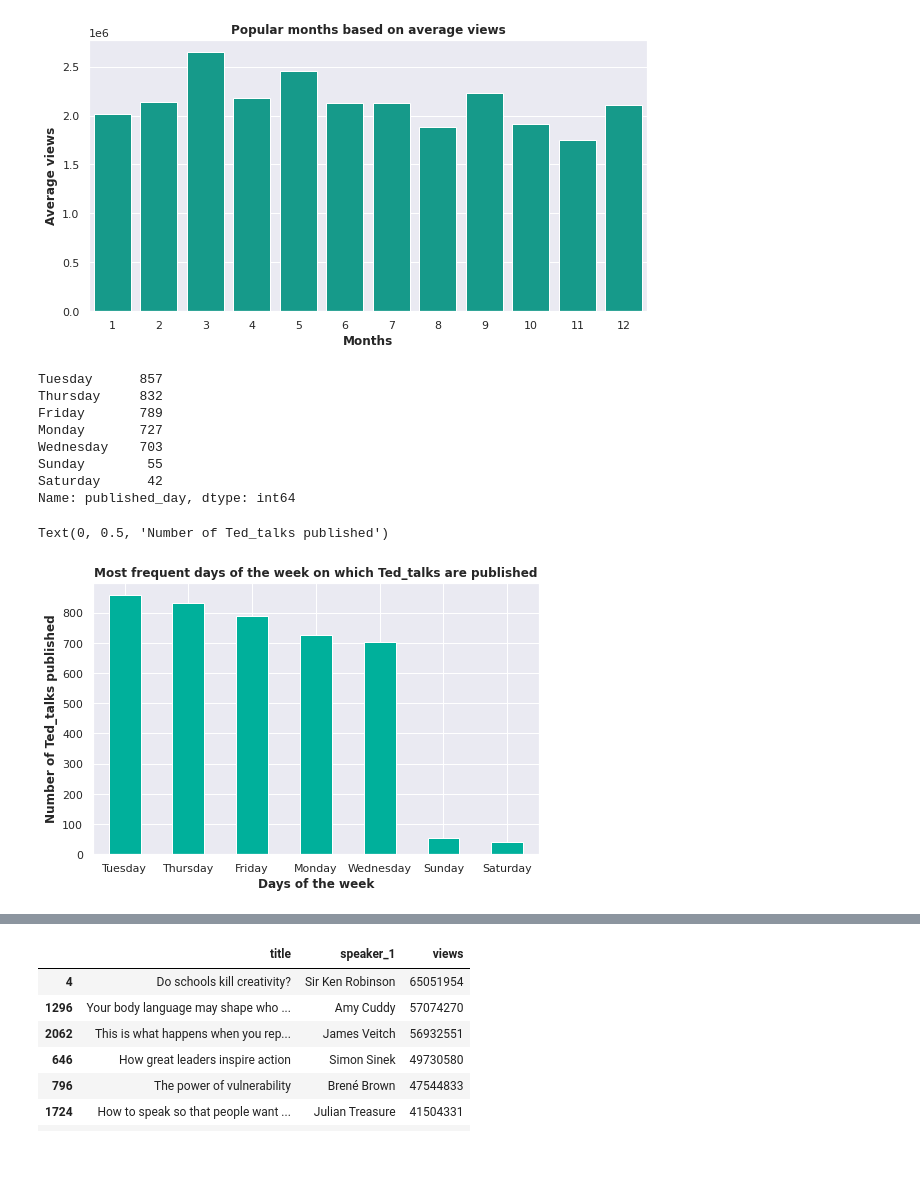
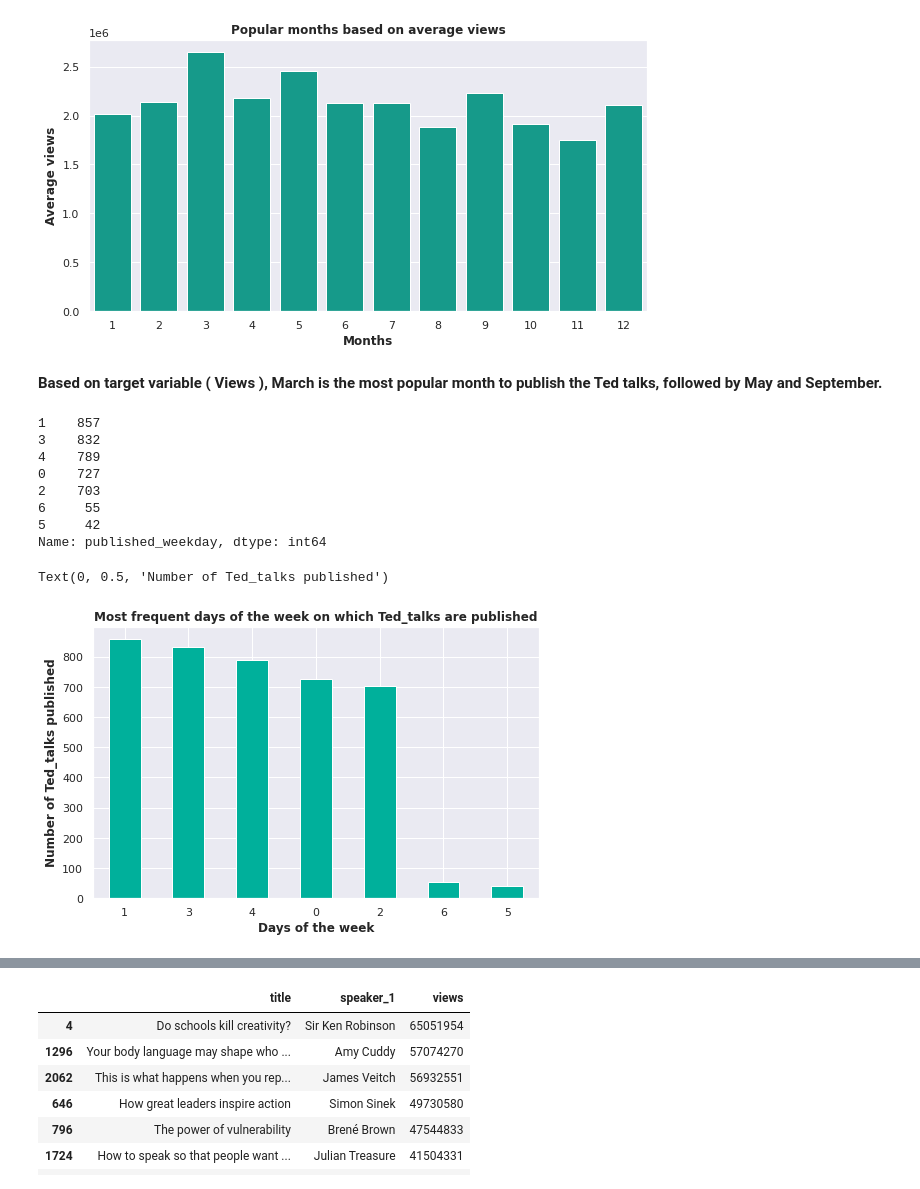
Before and after one commit to sskamalapurkar/Suprvised_ML_Regression_capstone_project, a Jupyter notebook: Ted_Talk_Views_Prediction_Sayali_Kamalapurkar.ipynb, the cells around one changed output, grey strips where cells are left out. Saved outputs shown, nothing was run; the diff lists cells and outputs as text; code cells hidden in the pictures; blank space fills up the shorter version.

```diff
--- a/Ted_Talk_Views_Prediction_Sayali_Kamalapurkar.ipynb
+++ b/Ted_Talk_Views_Prediction_Sayali_Kamalapurkar.ipynb
@@ -200,7 +206,7 @@ df['published_date'] = pd.to_datetime(df['published_date'])
 # %%
 df['published_year'] = df['published_date'].dt.year
 df['published_month'] = df['published_date'].dt.month
-df['published_day'] = df['published_date'].dt.day_name()
+df['published_weekday'] = df['published_date'].dt.day_of_week
 # %%
 df.head()
 # %% [output]
@@ -287,24 +303,26 @@ plt.ylabel("Average views", weight = 'bold')
 # %% [output]
 Text(0, 0.5, 'Average views')
 [figure]
+# %% [markdown]
+**Based on target variable ( Views ), March is the most popular month to publish the Ted talks, followed by May and September.**
 # %%
-df['published_day'].value_counts()
+df['published_weekday'].value_counts()
 # %% [output]
-Tuesday      857
-Thursday     832
-Friday       789
-Monday       727
-Wednesday    703
-Sunday        55
-Saturday      42
-Name: published_day, dtype: int64
+1    857
+3    832
+4    789
+0    727
+2    703
+6     55
+5     42
+Name: published_weekday, dtype: int64
 # %%
-day_count = df['published_day'].value_counts()
+day_count = df['published_weekday'].value_counts()
 day_count.plot(kind = 'bar', color = '#00b09b',figsize=(8,5))
 plt.xticks(rotation=0)
 plt.title("Most frequent days of the week on which Ted_talks are published", weight ='bold')
 plt.xlabel("Days of the week", weight='bold')
 plt.ylabel('Number of Ted_talks published', weight='bold')
 # %% [output]
 Text(0, 0.5, 'Number of Ted_talks published')
-[figure, old version]
+[figure, new version]
```
Also changed, not shown: parts of 122 cells of this notebook.
